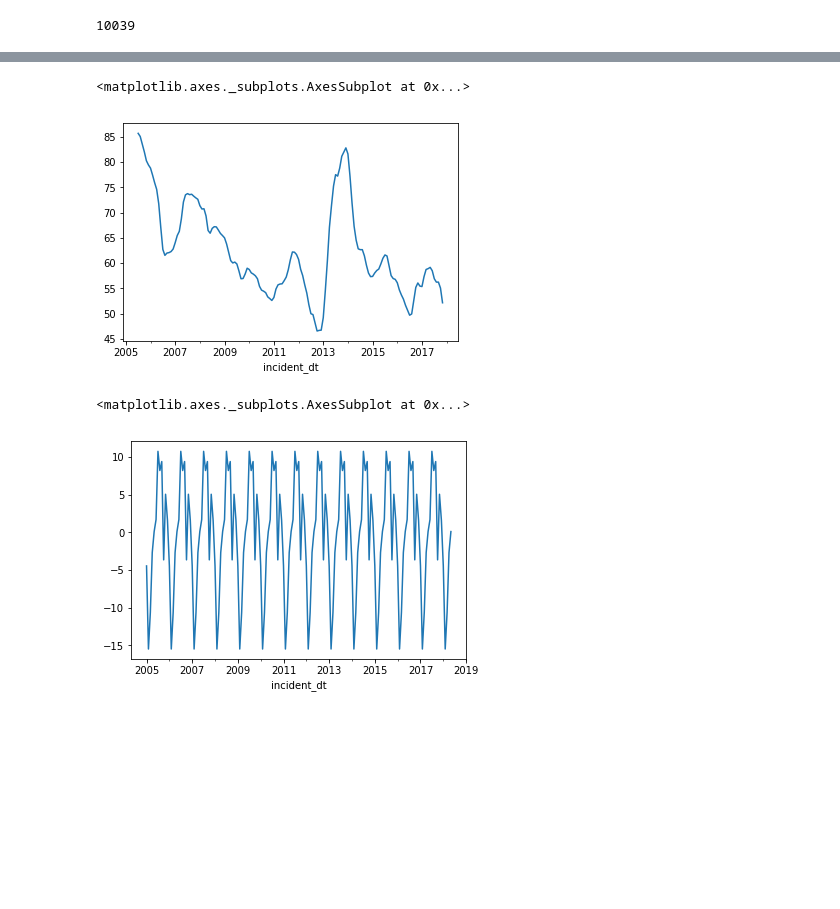
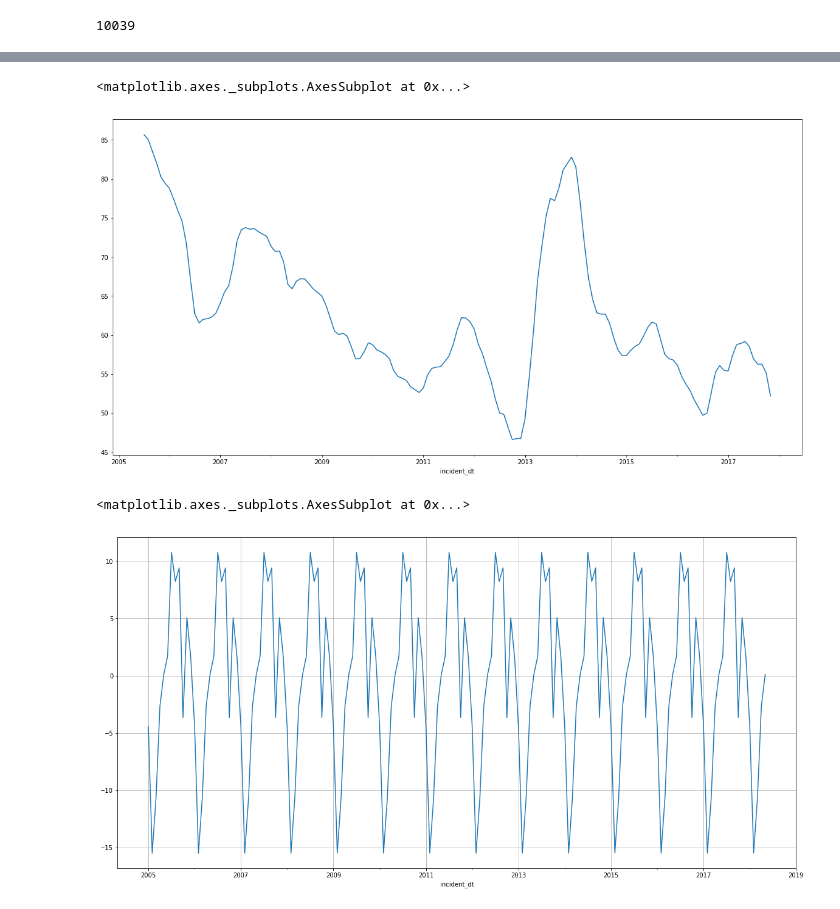
Before and after one commit to lotusflyer/ash_pub_safety, a Jupyter notebook: initial_exploration_pub_safe.ipynb, the cells around one changed output, grey strips where cells are left out. Saved outputs shown, nothing was run; the diff lists cells and outputs as text; code cells hidden in the pictures; blank space fills up the shorter version.

```diff
--- a/initial_exploration_pub_safe.ipynb
+++ b/initial_exploration_pub_safe.ipynb
@@ -13,0 +12,2 @@ from statsmodels.graphics.tsaplots import plot_acf
+# %%
+plt.rcParams['figure.figsize'] = (20.0, 10.0)
@@ -14,5 +16,5 @@ from statsmodels.graphics.tsaplots import plot_acf
 # %%
-df = pd.read_csv("APD_Public_Incident_Data__Crime_Locations.csv", parse_dates=True)
+df = pd.read_csv("APD_Public_Incident_Data__Crime_Locations.csv")
 # %%
 df.head()
 # %% [output]
@@ -120,0 +163,3 @@ fig = plot_acf(larceny_monthly_counts, lags=50)
+# %%
+plt.rcParams['figure.figsize'] = (10.0, 5.0)
+larceny_result_add.resid.plot()
@@ -120,0 +175,6 @@ fig = plot_acf(larceny_monthly_counts, lags=50)
+# %%
+plt.rcParams['figure.figsize'] = (20.0, 10.0)
+plt.plot(larceny_monthly_counts, color='blue', linewidth=1)
+plt.plot(shifted, color='red', linewidth=3, alpha=0.3)
+plt.grid()
+plt.show()
@@ -141,12 +213,12 @@ burgerly_result_add = seasonal_decompose(burgerly_monthly_counts, model='additiv
 burgerly_result_add.trend.plot()
 # %% [output]
 <matplotlib.axes._subplots.AxesSubplot at 0x...>
-[figure, old version]
+[figure, new version]
 # %%
-burgerly_result_add.seasonal.plot()
+burgerly_result_add.seasonal.plot(grid=True)
 # %% [output]
 <matplotlib.axes._subplots.AxesSubplot at 0x...>
-[figure, old version]
+[figure, new version]
 # %%
 burgerly_result_add.resid.plot()
 # %% [output]
```
Also changed, not shown: parts of 48 cells of this notebook.
